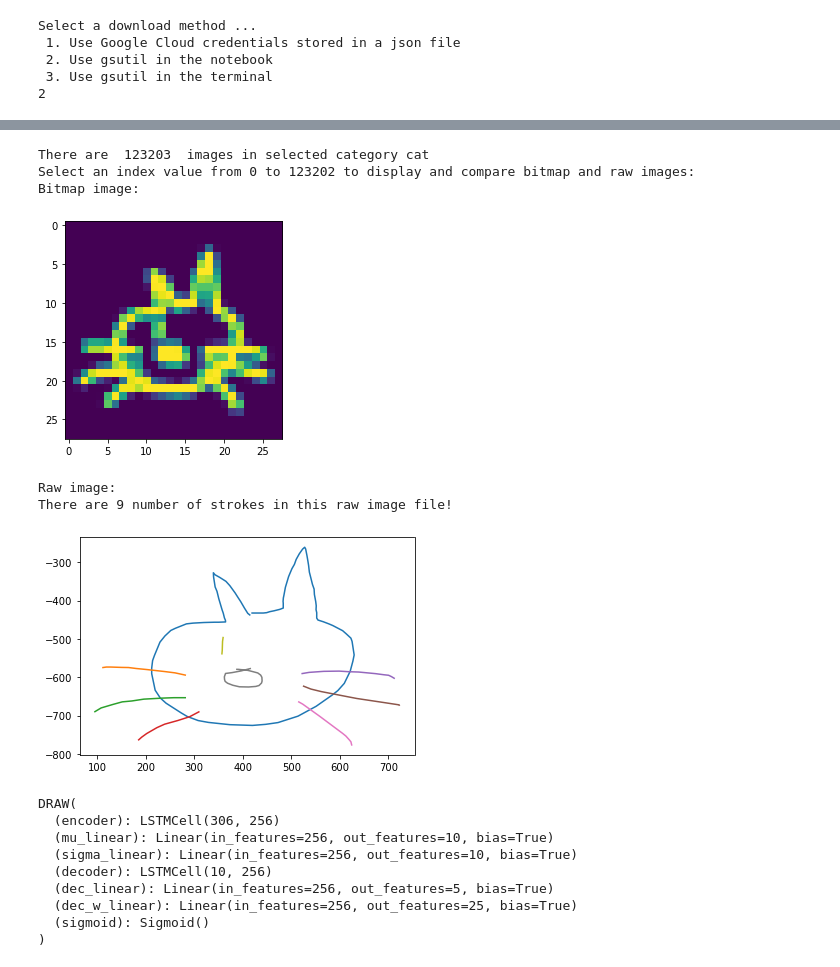
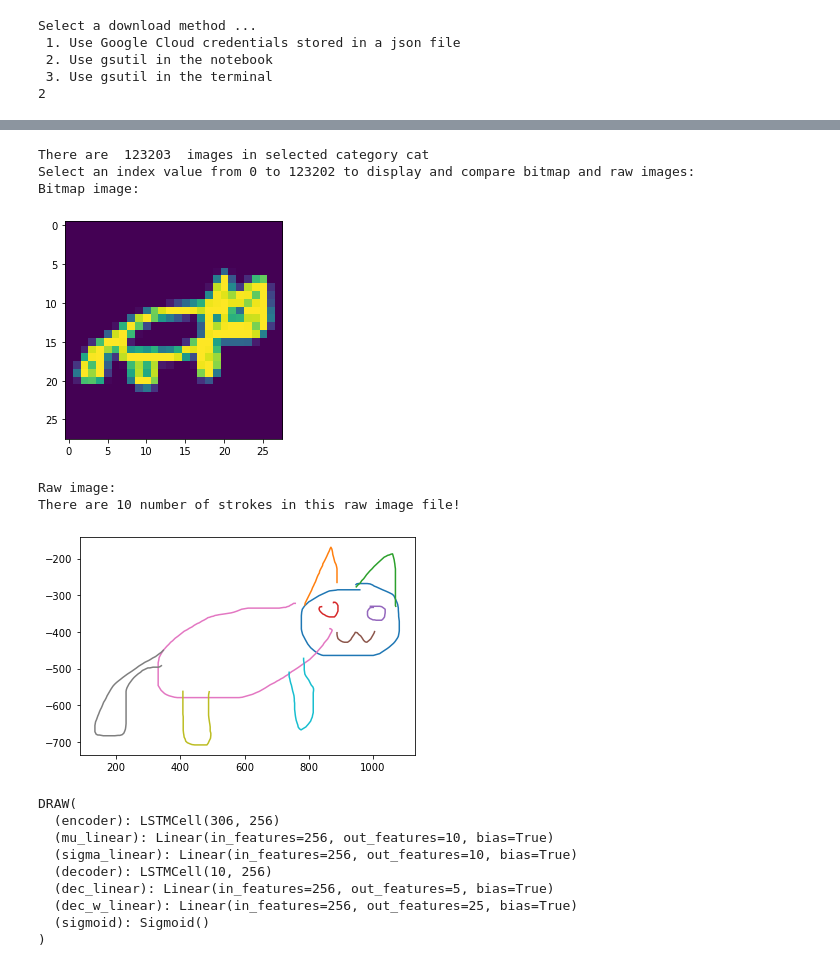
Before and after one commit to melodiCyb/sliver-maestro, a Jupyter notebook: notebooks/draw_cat.ipynb, the cells around one changed output, grey strips where cells are left out. Drawn from its saved outputs; the diff is of its cells as text; code cells hidden in the pictures.

```diff
--- a/notebooks/draw_cat.ipynb
+++ b/notebooks/draw_cat.ipynb
@@ -94,19 +132,19 @@ def plot_raw():
 # %%
 print('There are ', len(npy_data)+1, ' images in selected category', categories[category])
 print("Select an index value from 0 to", len(npy_data), "to display and compare bitmap and raw images:")
 #index=input()
-index = '0'
+index = '1'
 plot_bitmap()
 plt.show()
 plot_raw()
 # %% [output]
 There are  123203  images in selected category cat
 Select an index value from 0 to 123202 to display and compare bitmap and raw images:
 Bitmap image:
-[figure, old version]
+[figure, new version]
 Raw image:
-There are 9 number of strokes in this raw image file!
+There are 10 number of strokes in this raw image file!
-[figure, old version]
+[figure, new version]
 # %%
 # TRAIN TEST SPLIT
 filepath = paths_dict['input_path']
```
Also changed, not shown: parts of 6 cells of this notebook, 2 other files.
